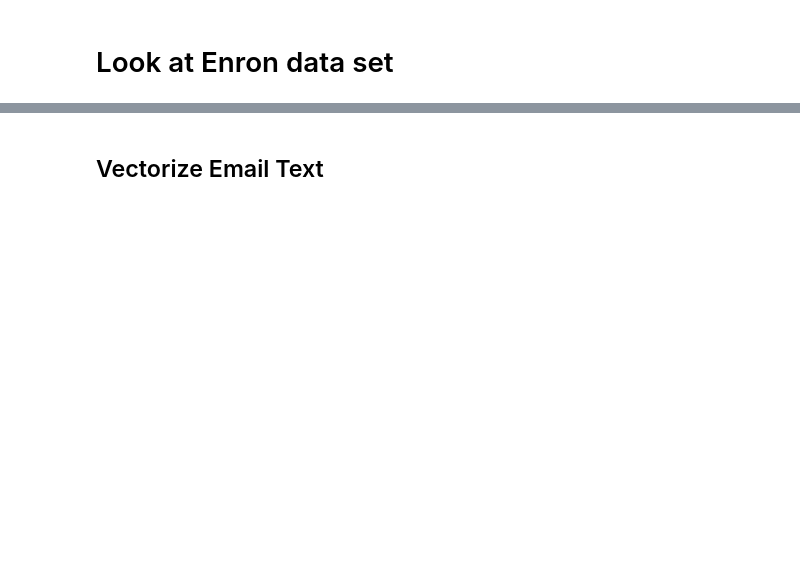
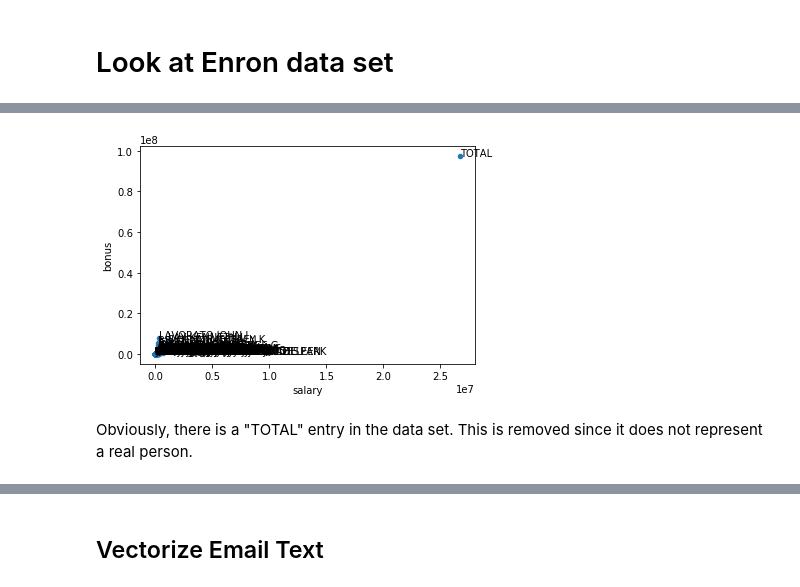
Before and after one commit to mbunse/ud120-projects, a Jupyter notebook: final_project/Look At Enron data set.ipynb, the cells around one changed output, grey strips where cells are left out. Cells and saved outputs as stored; diff of their text form; code cells hidden in the pictures; blank space fills up the shorter version.

```diff
--- a/final_project/Look At Enron data set.ipynb
+++ b/final_project/Look At Enron data set.ipynb
@@ -4,0 +102,11 @@
+# %%
+ax = data.plot.scatter(x="salary", y="bonus")
+def label_point(data, x, y, ax):
+    for i, point in data.iterrows():
+        ax.text(point[x], point[y], i)
+label_point(data, "salary", "bonus", ax)
+plt.draw()
+# %% [output]
+[figure, added]
+# %% [markdown]
+Obviously, there is a "TOTAL" entry in the data set. This is removed since it does not represent a real person.
```
Also changed, not shown: parts of 35 cells of this notebook, 1 other file.
